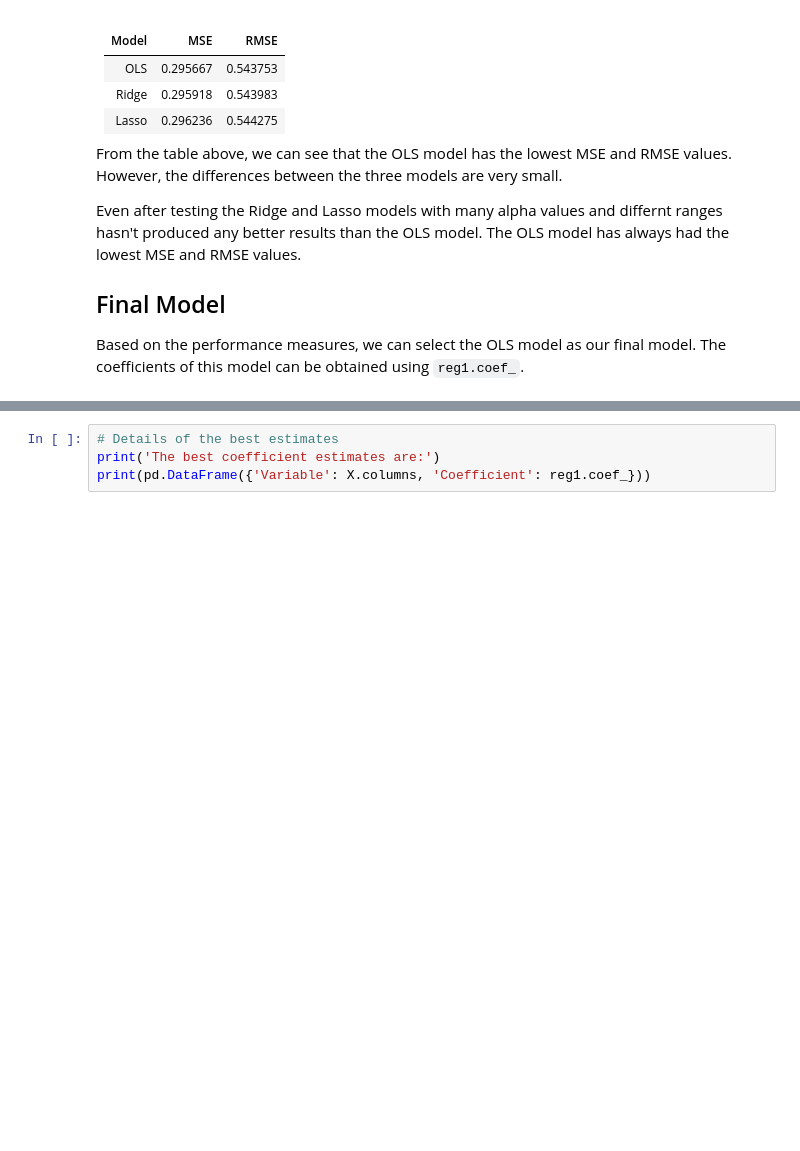
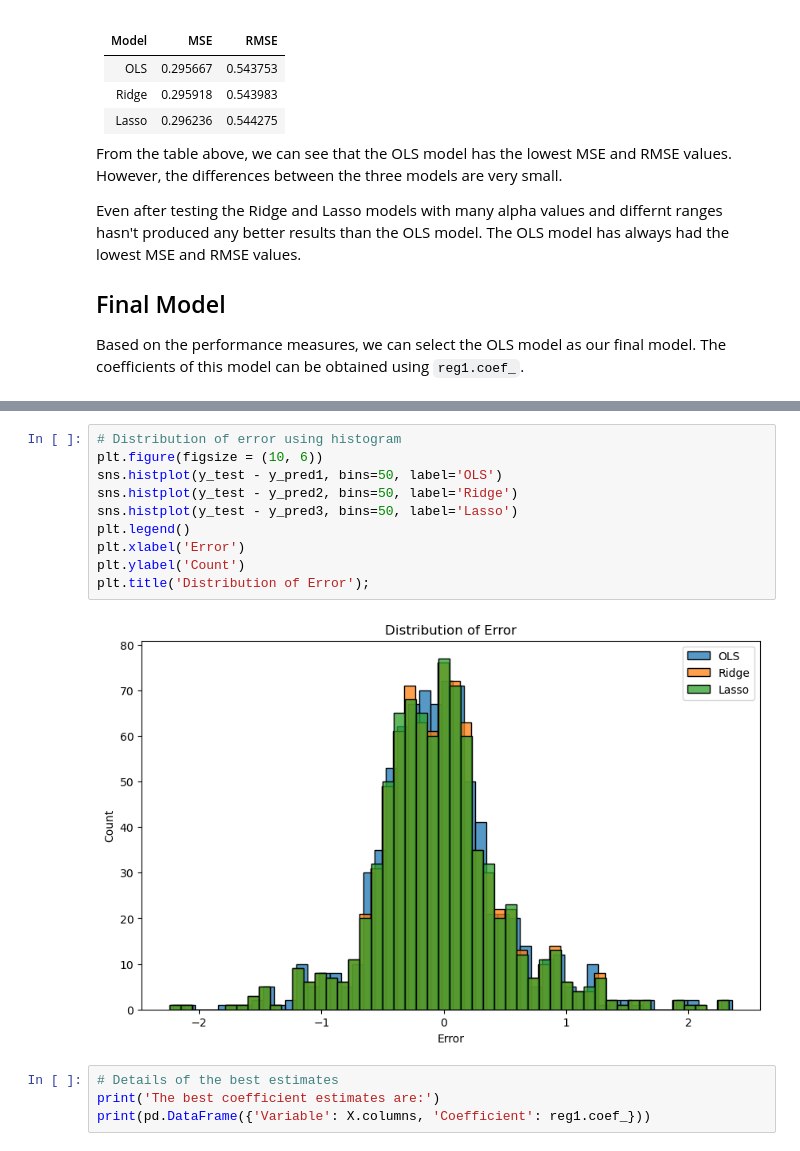
Before and after one commit to SauceX22/ISE291_project, a Jupyter notebook: proj.ipynb, the cells around one changed output, grey strips where cells are left out. Drawn from its saved outputs; the diff is of its cells as text; blank space fills up the shorter version.

```diff
--- a/proj.ipynb
+++ b/proj.ipynb
@@ -535,3 +545,15 @@ Based on the performance measures, we can select the OLS model as our final mode
+# %%
+# Distribution of error using histogram
+plt.figure(figsize = (10, 6))
+sns.histplot(y_test - y_pred1, bins=50, label='OLS')
+sns.histplot(y_test - y_pred2, bins=50, label='Ridge')
+sns.histplot(y_test - y_pred3, bins=50, label='Lasso')
+plt.legend()
+plt.xlabel('Error')
+plt.ylabel('Count')
+plt.title('Distribution of Error');
+# %% [output]
+[figure, added]
 # %%
 # Details of the best estimates
 print('The best coefficient estimates are:')
```
Also changed, not shown: parts of 5 cells of this notebook.
